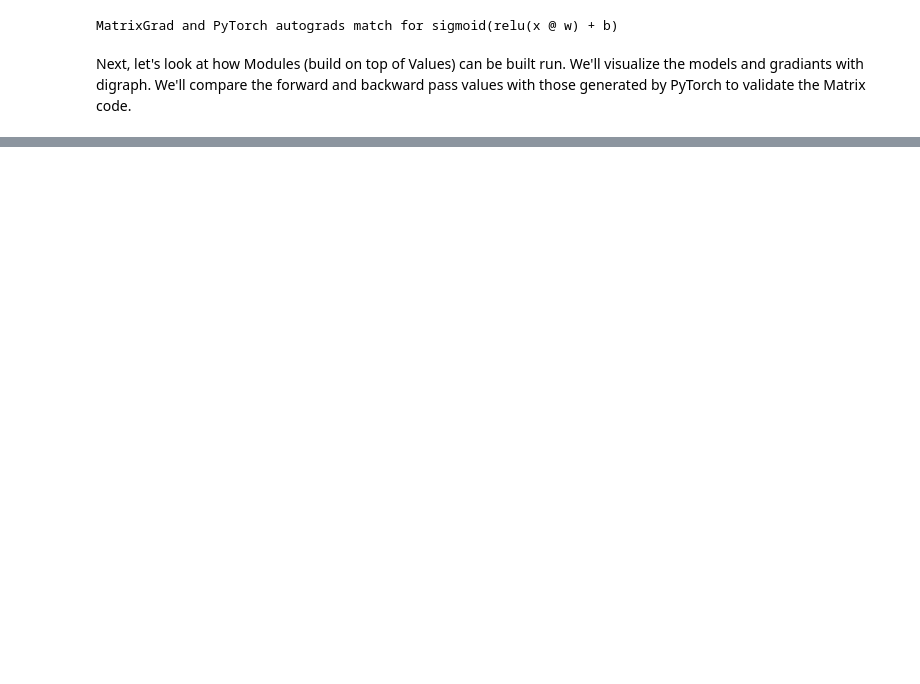
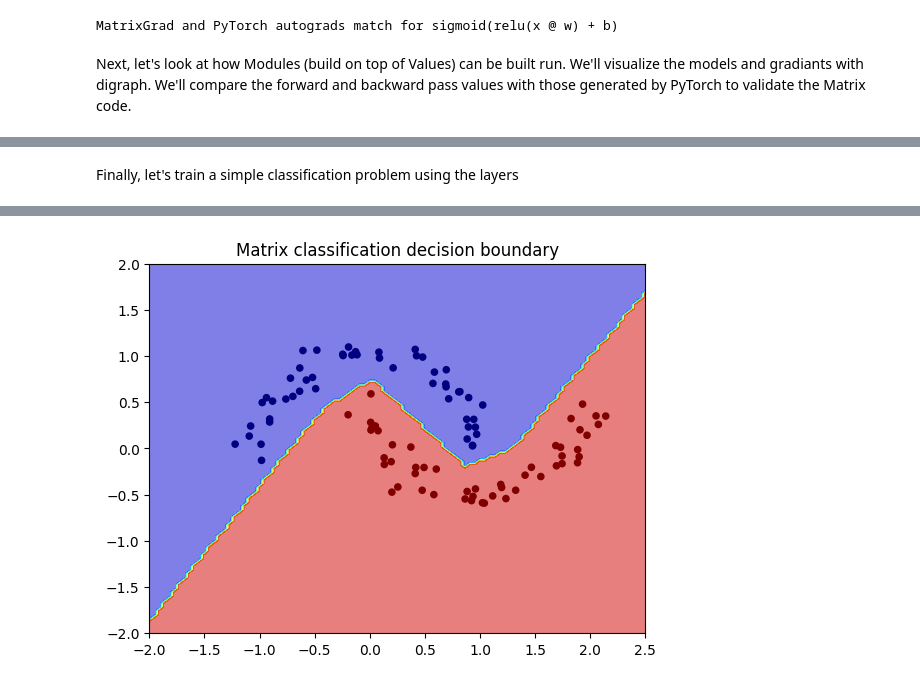
Before and after one commit to marcshepard/learning-neural-nets, a Jupyter notebook: matrixgrad.ipynb, the cells around one changed output, grey strips where cells are left out. Cells and saved outputs as stored; diff of their text form; code cells hidden in the pictures; blank space fills up the shorter version.

Commit message:
Added Adam optimizer, binary_crossentropy loss, and make_moons classification test case.

```diff
--- a/matrixgrad.ipynb
+++ b/matrixgrad.ipynb
@@ -182,0 +187,30 @@ SUCCESS: test loss 0.009263857267796993
+# %% [markdown]
+Finally, let's train a simple classification problem using the layers
+# %%
+from matrixgrad import *
+import matplotlib.pyplot as plt
+from sklearn.datasets import make_moons
+
+np.random.seed(12)  # 12th man, go Seahawks!
+
+# Build the model
+model = Sequential([Linear(2, 10), ReLU(), Linear(10, 1), Sigmoid()])
+opt = Adam(model.parameters(), lr=.15, verbose=False)
+loss_fn = binary_cross_entryopy_loss
+
+# Train it
+x, y = make_moons(n_samples=100, noise=0.1) # Two interlevered half circles
+y = y.reshape ((100, 1, 1))                 # Make y an array of 1x1 arrays to match the output shape of the model
+fit (model, x, y, loss_fn=loss_fn, optimizer=opt, epochs=100, batch_size=None, metrics=(accuracy,), verbose=True)
+
+# Visualize the decision boundary
+x1 = np.linspace(-2, 2.5, 100)
+x2 = np.linspace(-2, 2, 100)
+xx1, xx2 = np.meshgrid(x1, x2)
+X = np.hstack((xx1.reshape(-1,1), xx2.reshape(-1,1)))
+yhat = model(X).data
+plt.contourf(x1, x2, np.round(yhat.reshape(100,100)), cmap='jet', alpha=.5)
+plt.scatter(x[:,0], x[:,1], c=y, s=20, cmap='jet')
+plt.title ("Matrix classification decision boundary")
+plt.show()
+# %% [output]
@@ -182,0 +234 @@ SUCCESS: test loss 0.009263857267796993
+[figure, added]
```
Also changed, not shown: parts of 5 cells of this notebook, 1 other file.
